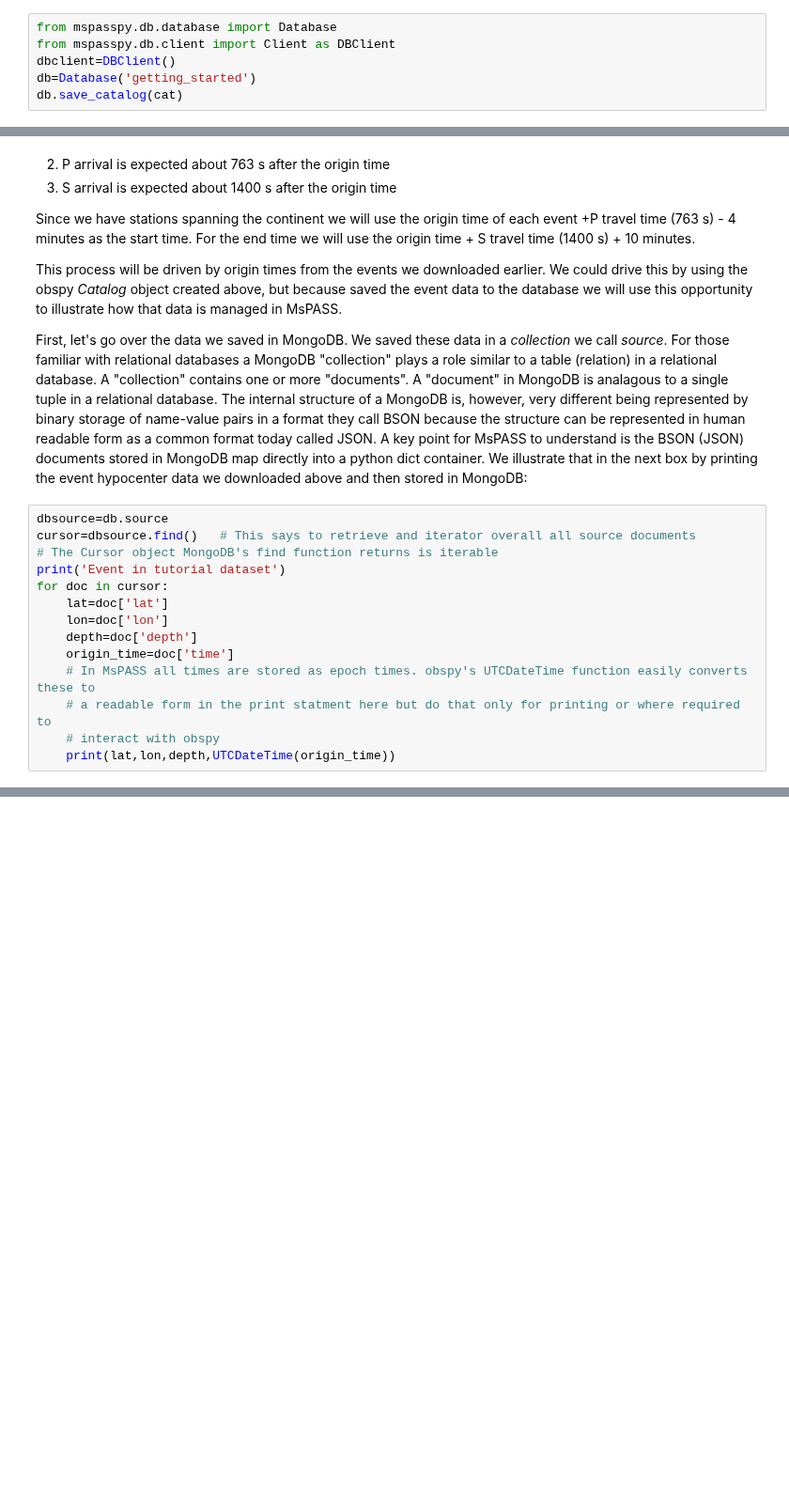
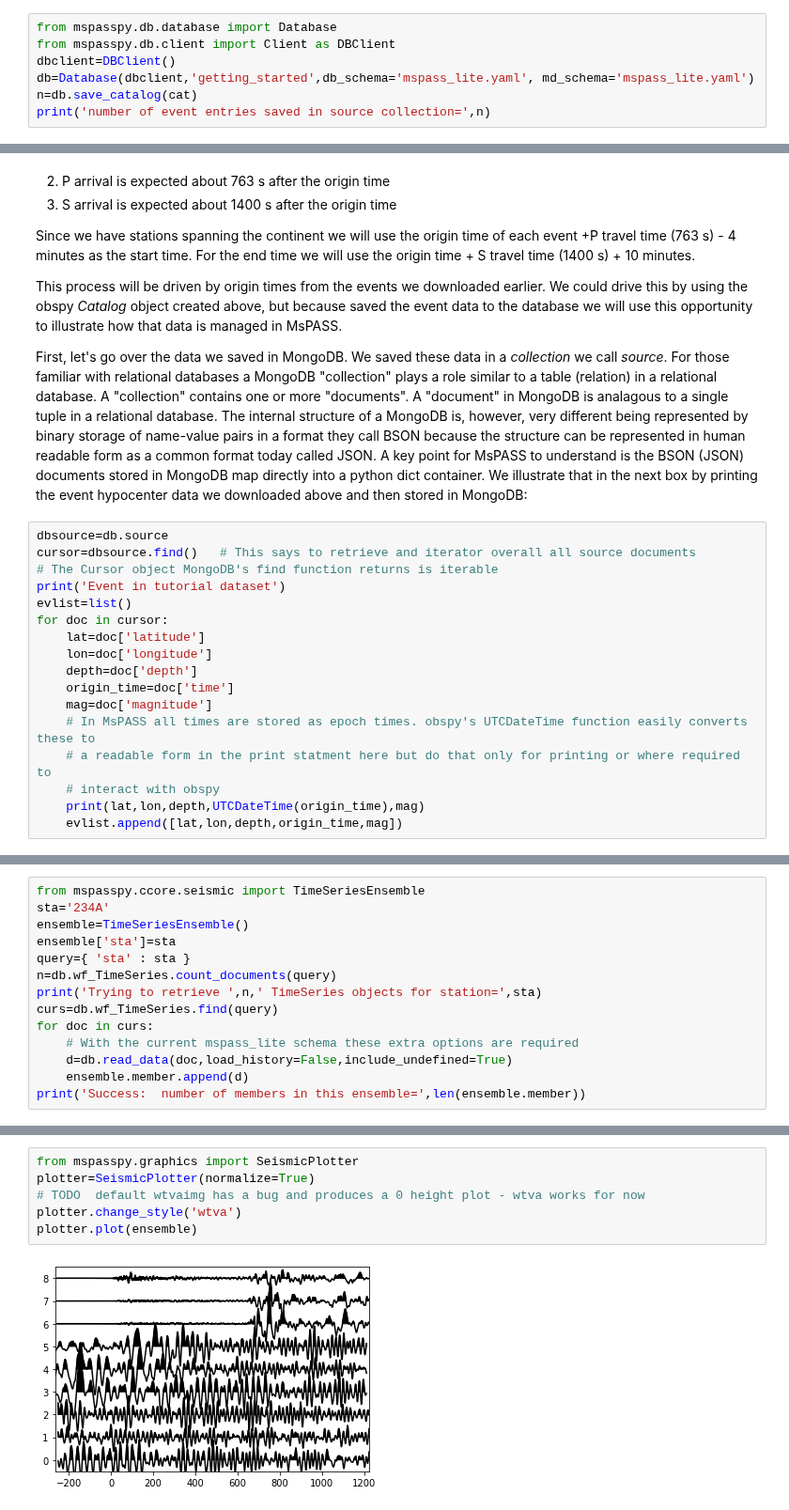
Before and after one commit to mspass-team/mspass_tutorial, a Jupyter notebook: notebooks/getting_started.ipynb, the cells around one changed output, grey strips where cells are left out. Shown at 94% size. Drawn from its saved outputs; the diff is of its cells as text; blank space fills up the shorter version.

```diff
--- a/notebooks/getting_started.ipynb
+++ b/notebooks/getting_started.ipynb
@@ -49,6 +67,7 @@ We can save these easily into MongoDB for use in later processing with this simp
 from mspasspy.db.database import Database
 from mspasspy.db.client import Client as DBClient
 dbclient=DBClient()
-db=Database('getting_started')
-db.save_catalog(cat)
+db=Database(dbclient,'getting_started',db_schema='mspass_lite.yaml', md_schema='mspass_lite.yaml')
+n=db.save_catalog(cat)
+print('number of event entries saved in source collection=',n)
 # %% [output]
@@ -124,12 +148,15 @@ dbsource=db.source
 cursor=dbsource.find()   # This says to retrieve and iterator overall all source documents
 # The Cursor object MongoDB's find function returns is iterable
 print('Event in tutorial dataset')
+evlist=list()
 for doc in cursor:
-    lat=doc['lat']
-    lon=doc['lon']
+    lat=doc['latitude']
+    lon=doc['longitude']
     depth=doc['depth']
     origin_time=doc['time']
+    mag=doc['magnitude']
     # In MsPASS all times are stored as epoch times. obspy's UTCDateTime function easily converts these to
     # a readable form in the print statment here but do that only for printing or where required to
     # interact with obspy
-    print(lat,lon,depth,UTCDateTime(origin_time))
+    print(lat,lon,depth,UTCDateTime(origin_time),mag)
+    evlist.append([lat,lon,depth,origin_time,mag])
@@ -169,0 +259,14 @@ NameError: name 'dbsource' is not defined
+# %%
+from mspasspy.ccore.seismic import TimeSeriesEnsemble
+sta='234A'
+ensemble=TimeSeriesEnsemble()
+ensemble['sta']=sta
+query={ 'sta' : sta }
+n=db.wf_TimeSeries.count_documents(query)
+print('Trying to retrieve ',n,' TimeSeries objects for station=',sta)
+curs=db.wf_TimeSeries.find(query)
+for doc in curs:
+    # With the current mspass_lite schema these extra options are required
+    d=db.read_data(doc,load_history=False,include_undefined=True)
+    ensemble.member.append(d)
+print('Success:  number of members in this ensemble=',len(ensemble.member))
@@ -169,0 +293,8 @@ NameError: name 'dbsource' is not defined
+# %%
+from mspasspy.graphics import SeismicPlotter
+plotter=SeismicPlotter(normalize=True)
+# TODO  default wtvaimg has a bug and produces a 0 height plot - wtva works for now
+plotter.change_style('wtva')
+plotter.plot(ensemble)
+# %% [output]
+[figure, added]
```
Also changed, not shown: parts of 29 cells of this notebook.
